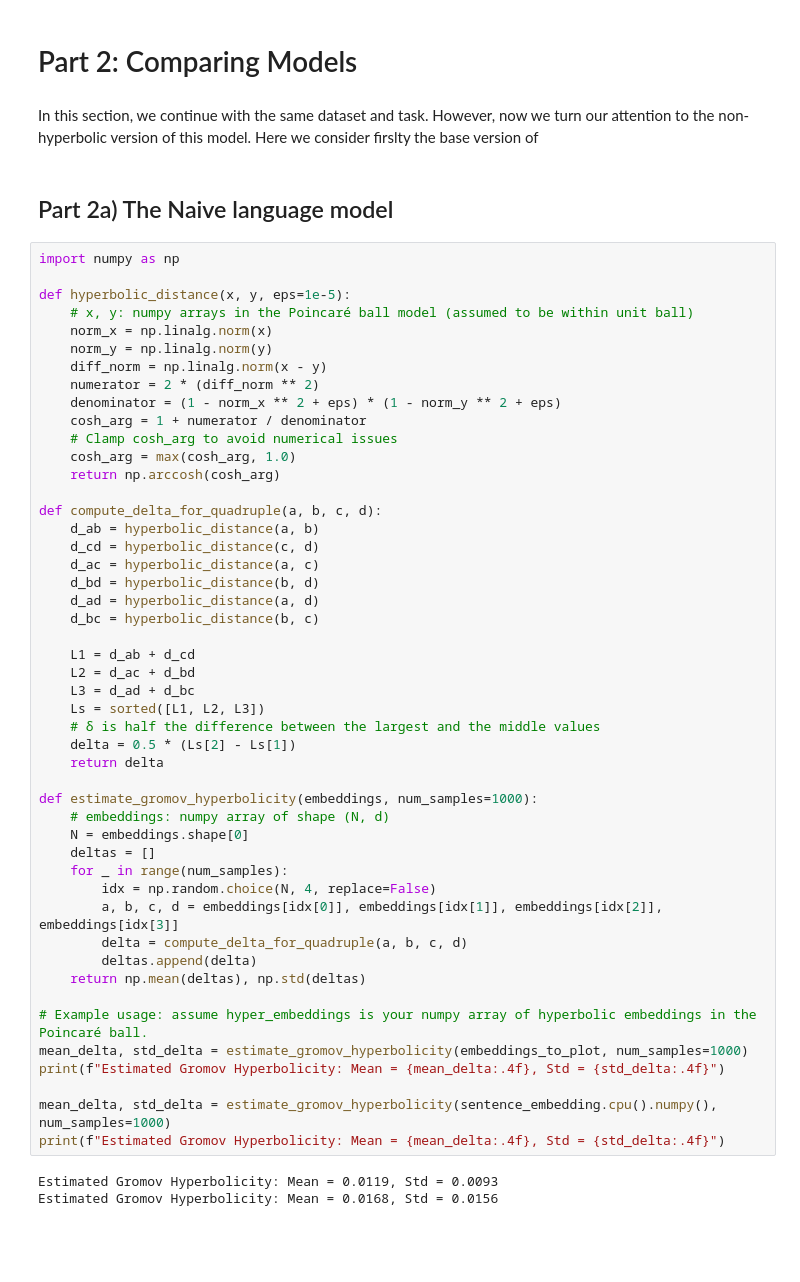
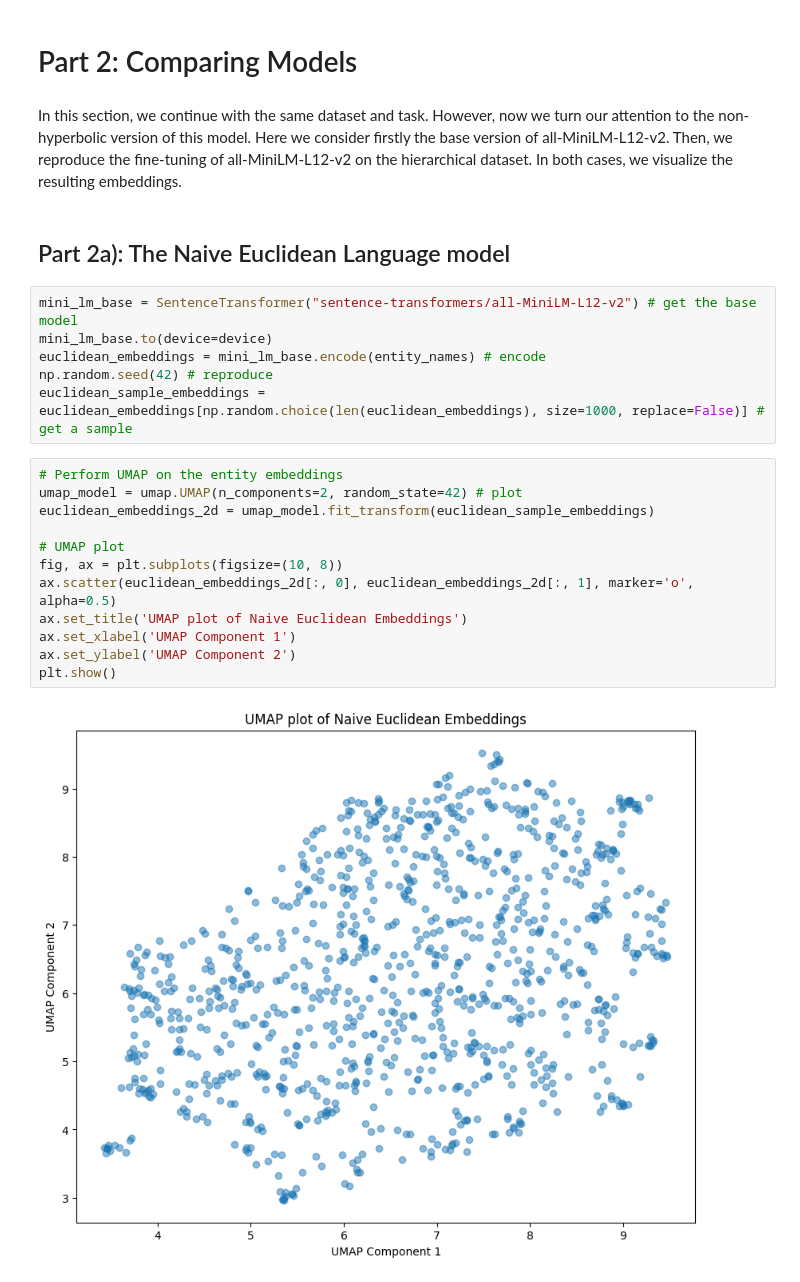
Before and after one commit to CEBangu/HierarchyTransformers, a Jupyter notebook: paper_reproduction_and_exploration.ipynb, the cells around one changed output. Drawn from its saved outputs; the diff is of its cells as text; blank space fills up the shorter version.

Commit message:
paper repro & explore finished

```diff
--- a/paper_reproduction_and_exploration.ipynb
+++ b/paper_reproduction_and_exploration.ipynb
@@ -186,57 +187,26 @@ The plot above visualizes the distributions of the subsumption scores based on w
 # %% [markdown]
 # Part 2: Comparing Models
 # %% [markdown]
-In this section, we continue with the same dataset and task. However, now we turn our attention to the non-hyperbolic version of this model. Here we consider firslty the base version of
+In this section, we continue with the same dataset and task. However, now we turn our attention to the non-hyperbolic version of this model. Here we consider firstly the base version of all-MiniLM-L12-v2. Then, we reproduce the fine-tuning of all-MiniLM-L12-v2 on the hierarchical dataset. In both cases, we visualize the resulting embeddings.
 # %% [markdown]
-## Part 2a) The Naive language model
+## Part 2a): The Naive Euclidean Language model
-# %%
-import numpy as np
-
-def hyperbolic_distance(x, y, eps=1e-5):
-    # x, y: numpy arrays in the Poincaré ball model (assumed to be within unit ball)
-    norm_x = np.linalg.norm(x)
-    norm_y = np.linalg.norm(y)
-    diff_norm = np.linalg.norm(x - y)
-    numerator = 2 * (diff_norm ** 2)
-    denominator = (1 - norm_x ** 2 + eps) * (1 - norm_y ** 2 + eps)
-    cosh_arg = 1 + numerator / denominator
-    # Clamp cosh_arg to avoid numerical issues
-    cosh_arg = max(cosh_arg, 1.0)
-    return np.arccosh(cosh_arg)
-
-def compute_delta_for_quadruple(a, b, c, d):
-    d_ab = hyperbolic_distance(a, b)
-    d_cd = hyperbolic_distance(c, d)
-    d_ac = hyperbolic_distance(a, c)
-    d_bd = hyperbolic_distance(b, d)
-    d_ad = hyperbolic_distance(a, d)
-    d_bc = hyperbolic_distance(b, c)
-
-    L1 = d_ab + d_cd
-    L2 = d_ac + d_bd
-    L3 = d_ad + d_bc
-    Ls = sorted([L1, L2, L3])
-    # δ is half the difference between the largest and the middle values
-    delta = 0.5 * (Ls[2] - Ls[1])
-    return delta
-
-def estimate_gromov_hyperbolicity(embeddings, num_samples=1000):
-    # embeddings: numpy array of shape (N, d)
-    N = embeddings.shape[0]
-    deltas = []
-    for _ in range(num_samples):
-        idx = np.random.choice(N, 4, replace=False)
-        a, b, c, d = embeddings[idx[0]], embeddings[idx[1]], embeddings[idx[2]], embeddings[idx[3]]
-        delta = compute_delta_for_quadruple(a, b, c, d)
-        deltas.append(delta)
-    return np.mean(deltas), np.std(deltas)
-
-# Example usage: assume hyper_embeddings is your numpy array of hyperbolic embeddings in the Poincaré ball.
-mean_delta, std_delta = estimate_gromov_hyperbolicity(embeddings_to_plot, num_samples=1000)
-print(f"Estimated Gromov Hyperbolicity: Mean = {mean_delta:.4f}, Std = {std_delta:.4f}")
-
-mean_delta, std_delta = estimate_gromov_hyperbolicity(sentence_embedding.cpu().numpy(), num_samples=1000)
-print(f"Estimated Gromov Hyperbolicity: Mean = {mean_delta:.4f}, Std = {std_delta:.4f}")
-# %% [output]
-Estimated Gromov Hyperbolicity: Mean = 0.0119, Std = 0.0093
-Estimated Gromov Hyperbolicity: Mean = 0.0168, Std = 0.0156
+# %%
+mini_lm_base = SentenceTransformer("sentence-transformers/all-MiniLM-L12-v2") # get the base model
+mini_lm_base.to(device=device)
+euclidean_embeddings = mini_lm_base.encode(entity_names) # encode
+np.random.seed(42) # reproduce
+euclidean_sample_embeddings = euclidean_embeddings[np.random.choice(len(euclidean_embeddings), size=1000, replace=False)] # get a sample
+# %%
+# Perform UMAP on the entity embeddings
+umap_model = umap.UMAP(n_components=2, random_state=42) # plot
+euclidean_embeddings_2d = umap_model.fit_transform(euclidean_sample_embeddings)
+
+# UMAP plot
+fig, ax = plt.subplots(figsize=(10, 8))
+ax.scatter(euclidean_embeddings_2d[:, 0], euclidean_embeddings_2d[:, 1], marker='o', alpha=0.5)
+ax.set_title('UMAP plot of Naive Euclidean Embeddings')
+ax.set_xlabel('UMAP Component 1')
+ax.set_ylabel('UMAP Component 2')
+plt.show()
+# %% [output]
+[figure, added]
```
Also changed, not shown: parts of 29 cells of this notebook, 1 other file.
